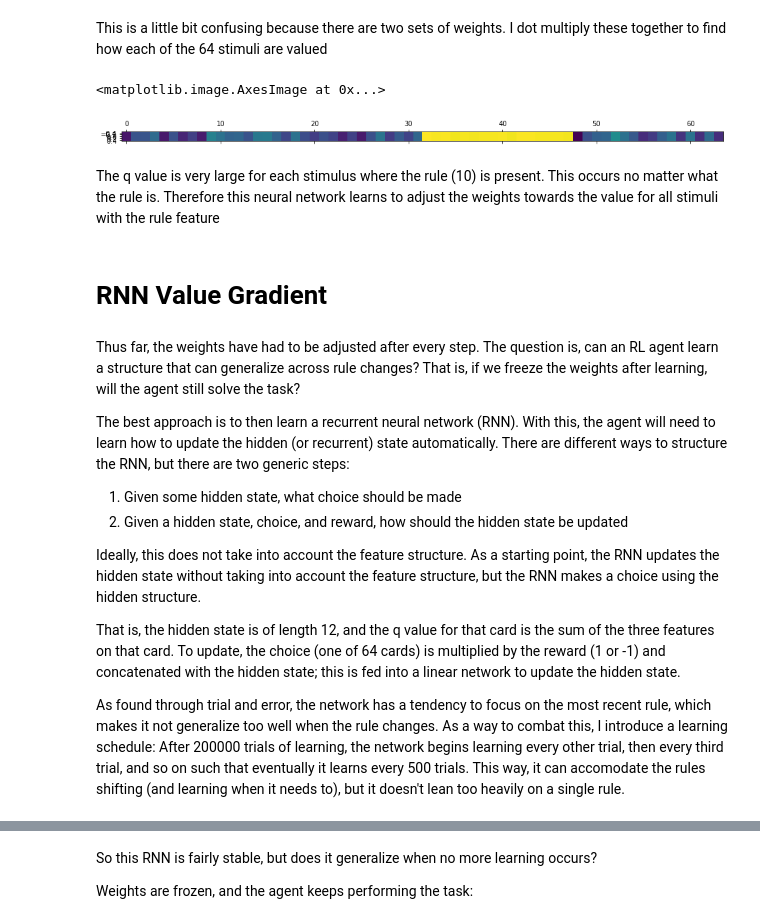
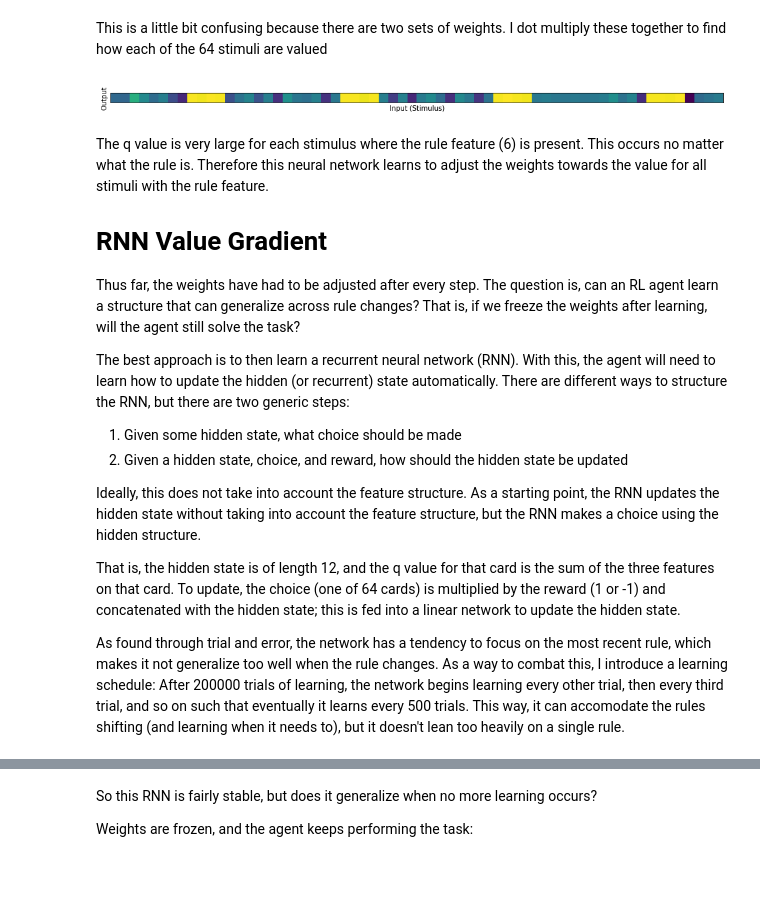
Before and after one commit to DetectiveKiwi/RL-WCST, a Jupyter notebook: RL-WCST-Demo.ipynb, the cells around one changed output, grey strips where cells are left out. Drawn from its saved outputs; the diff is of its cells as text; code cells hidden in the pictures; blank space fills up the shorter version.

```diff
--- a/RL-WCST-Demo.ipynb
+++ b/RL-WCST-Demo.ipynb
@@ -217,15 +213,18 @@ This is a little bit confusing because there are two sets of weights. I dot mult
 # %%
 temp = agent.Q_eval.ho.weight.detach().numpy()[:,:,None] * agent.Q_eval.ih.weight.detach().numpy()[None,:,:]
 temp = np.sum(temp, axis=1)
 plt.matshow(temp)
+plt.xticks([])
+plt.yticks([])
+plt.xlabel('Input (Stimulus)')
+_ = plt.ylabel('Output')
 # %% [output]
-<matplotlib.image.AxesImage at 0x...>
-[figure, old version]
+[figure, new version]
-# %% [markdown]
-The q value is very large for each stimulus where the rule (10) is present. This occurs no matter what the rule is. Therefore this neural network learns to adjust the weights towards the value for all stimuli with the rule feature
-# %% [markdown]
-# RNN Value Gradient
 # %% [markdown]
+The q value is very large for each stimulus where the rule feature (6) is present. This occurs no matter what the rule is. Therefore this neural network learns to adjust the weights towards the value for all stimuli with the rule feature.
+
+# RNN Value Gradient
+
 Thus far, the weights have had to be adjusted after every step. The question is, can an RL agent learn a structure that can generalize across rule changes? That is, if we freeze the weights after learning, will the agent still solve the task?
 
 The best approach is to then learn a recurrent neural network (RNN). With this, the agent will need to learn how to update the hidden (or recurrent) state automatically. There are different ways to structure the RNN, but there are two generic steps:
```
Also changed, not shown: parts of 37 cells of this notebook.
